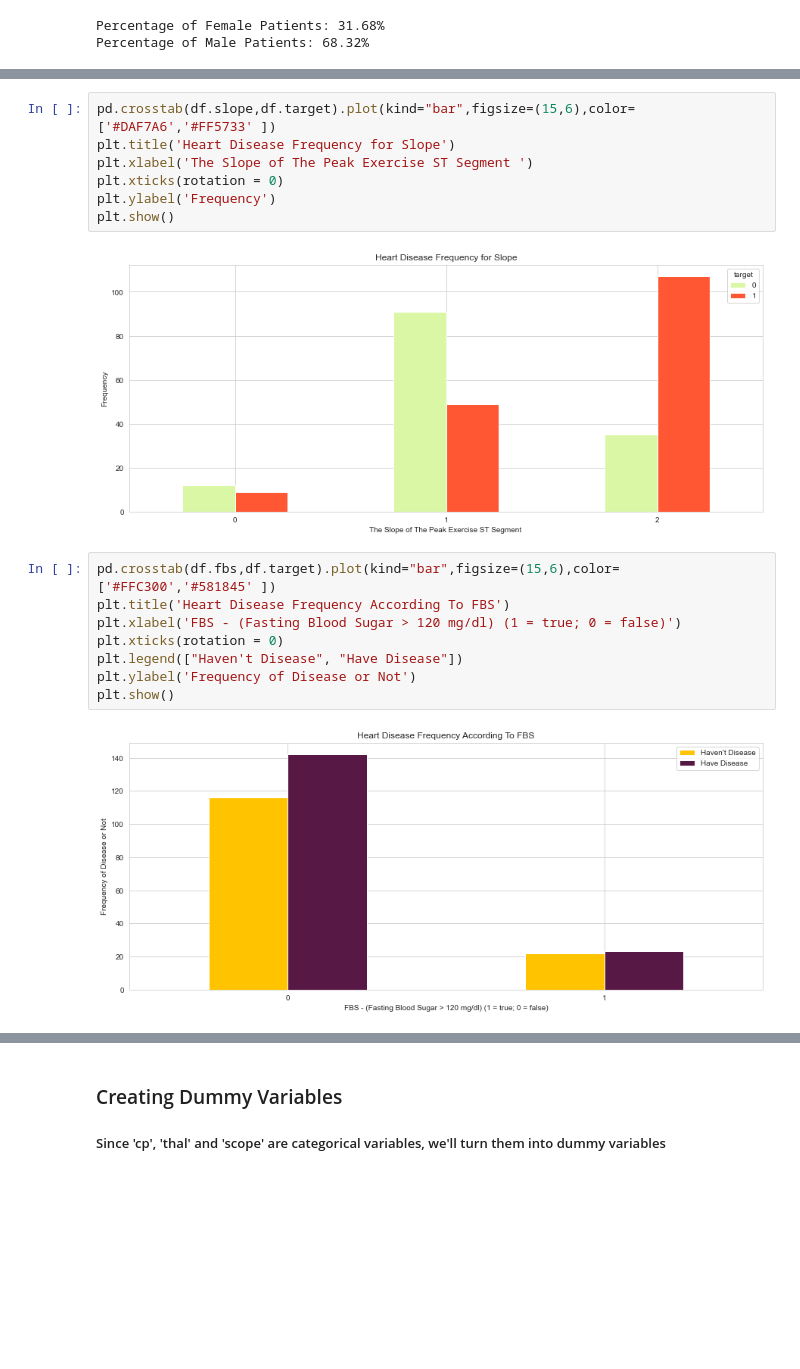
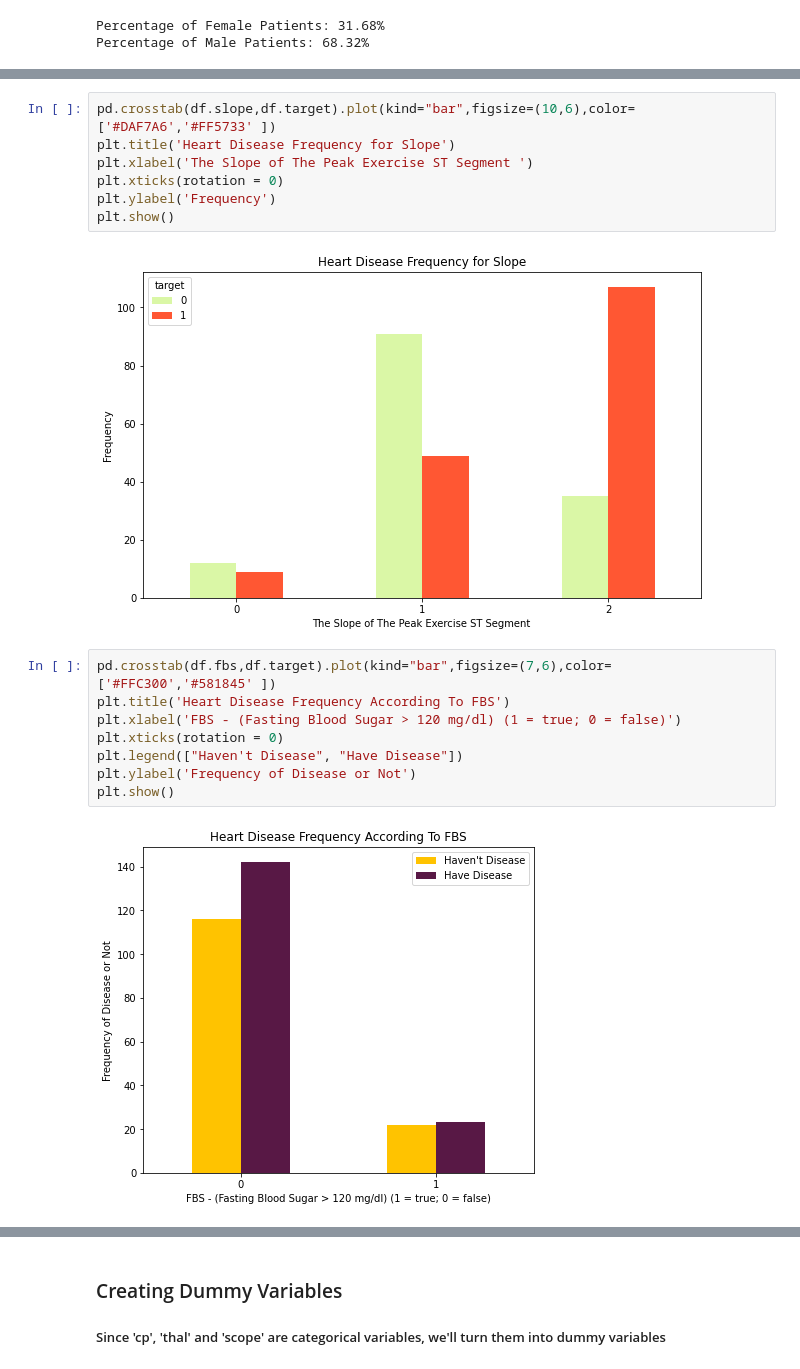
Before and after one commit to jyotirmayamahanta/Heart-Disease-Classification-Self-Project, a Jupyter notebook: Heart Disease Classification.ipynb, the cells around one changed output, grey strips where cells are left out. Drawn from its saved outputs; the diff is of its cells as text; blank space fills up the shorter version.

```diff
--- a/Heart Disease Classification.ipynb
+++ b/Heart Disease Classification.ipynb
@@ -120,14 +124,14 @@ plt.show()
 # %%
-pd.crosstab(df.slope,df.target).plot(kind="bar",figsize=(15,6),color=['#DAF7A6','#FF5733' ])
+pd.crosstab(df.slope,df.target).plot(kind="bar",figsize=(10,6),color=['#DAF7A6','#FF5733' ])
 plt.title('Heart Disease Frequency for Slope')
 plt.xlabel('The Slope of The Peak Exercise ST Segment ')
 plt.xticks(rotation = 0)
 plt.ylabel('Frequency')
 plt.show()
 # %% [output]
-[figure, old version]
+[figure, new version]
 # %%
-pd.crosstab(df.fbs,df.target).plot(kind="bar",figsize=(15,6),color=['#FFC300','#581845' ])
+pd.crosstab(df.fbs,df.target).plot(kind="bar",figsize=(7,6),color=['#FFC300','#581845' ])
 plt.title('Heart Disease Frequency According To FBS')
 plt.xlabel('FBS - (Fasting Blood Sugar > 120 mg/dl) (1 = true; 0 = false)')
 plt.xticks(rotation = 0)
@@ -135,5 +139,5 @@ plt.legend(["Haven't Disease", "Have Disease"])
 plt.ylabel('Frequency of Disease or Not')
 plt.show()
 # %% [output]
-[figure, old version]
+[figure, new version]
 # %%
```
Also changed, not shown: parts of 13 cells of this notebook.
